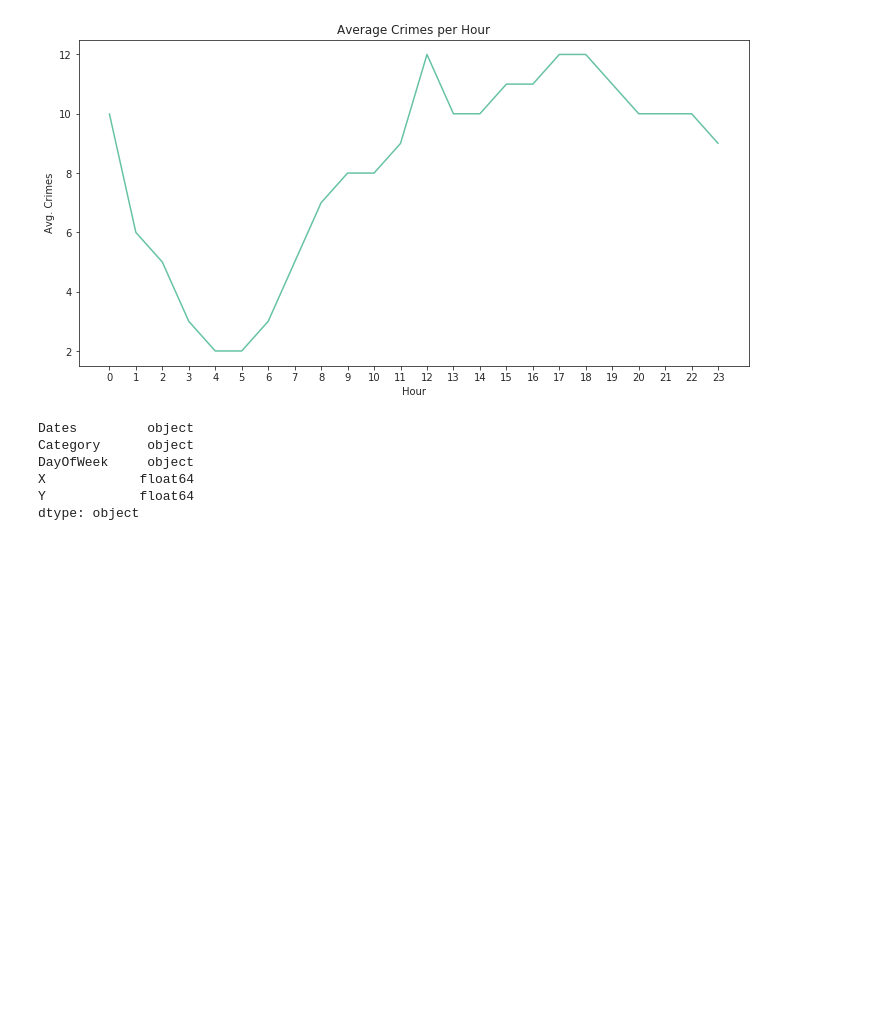
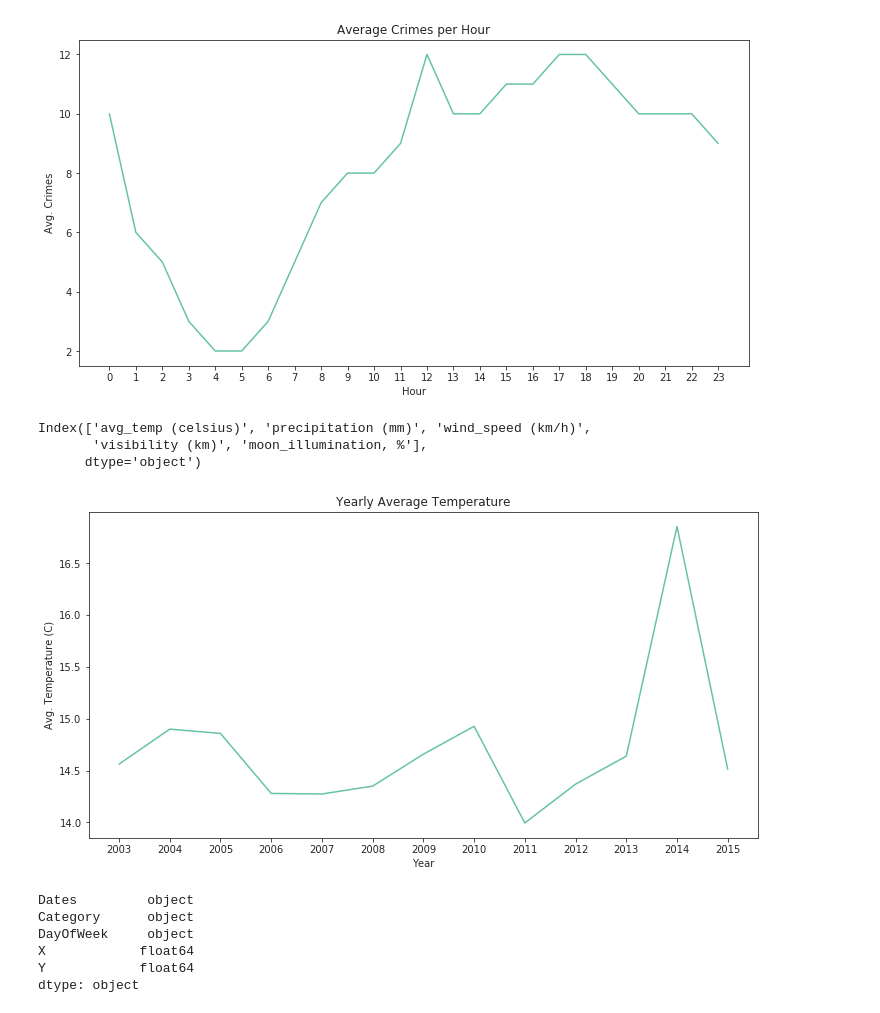
Before and after one commit to fescobar96/Crime-Prediction-in-San-Francisco, a Jupyter notebook: EDA_and_Model.ipynb, the cells around one changed output. Drawn from its saved outputs; the diff is of its cells as text; code cells hidden in the pictures; blank space fills up the shorter version.

Commit message:
Add weather data

```diff
--- a/EDA_and_Model.ipynb
+++ b/EDA_and_Model.ipynb
@@ -15,3 +15,4 @@ sns.set_palette("Set2")
 sns.set_style("ticks")
 # %%
 data = pd.read_csv("train.csv")
+weather = pd.read_csv("sf_weather.csv")
@@ -33,0 +28,5 @@ data
+# %%
+weather["date"] = pd.to_datetime(weather["date"])
+weather.set_index(weather["date"], drop=True, inplace=True)
+# %%
+weather.drop(columns=["date"], inplace=True)
@@ -133,6 +142,24 @@ plt.xticks(hours, hours)
 plt.show()
 # %% [output]
 [figure]
+# %%
+weather.columns
+# %% [output]
+Index(['avg_temp (celsius)', 'precipitation (mm)', 'wind_speed (km/h)',
+       'visibility (km)', 'moon_illumination, %'],
+      dtype='object')
+# %%
+plt.figure(figsize=(12,6))
+yearly_vals = weather["avg_temp (celsius)"].resample("Y").mean()
+years = [x for x in range(2003, 2016)]
+sns.lineplot(x=years, y=yearly_vals.values)
+plt.xlabel("Year")
+plt.ylabel("Avg. Temperature (C)")
+plt.xticks(years, years)
+plt.title("Yearly Average Temperature")
+plt.show()
+# %% [output]
+[figure, added]
 # %%
 data.drop(columns=["Descript", "PdDistrict", "Resolution", "Address"], inplace=True)
 # %%
```
Also changed, not shown: parts of 3 cells of this notebook.
